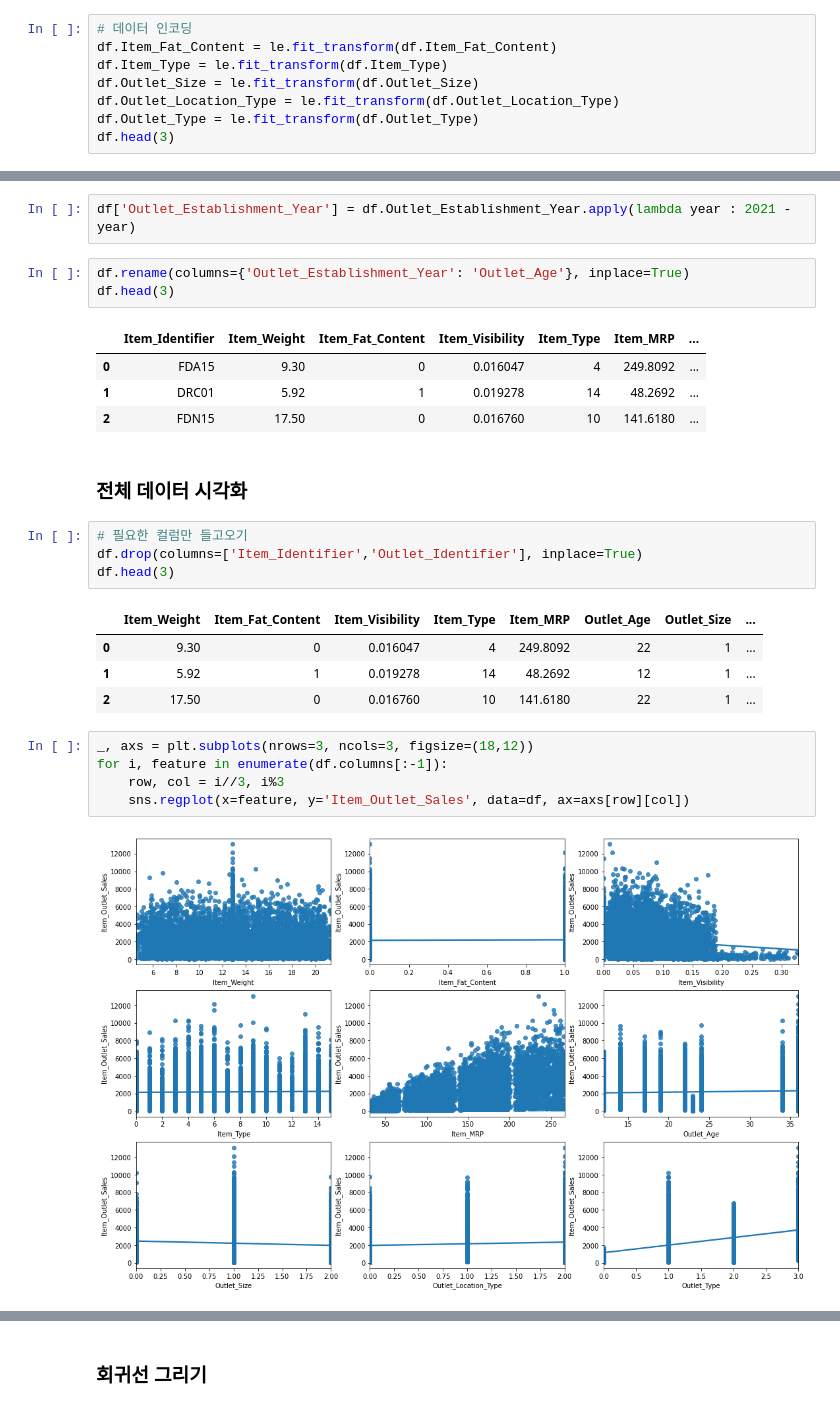
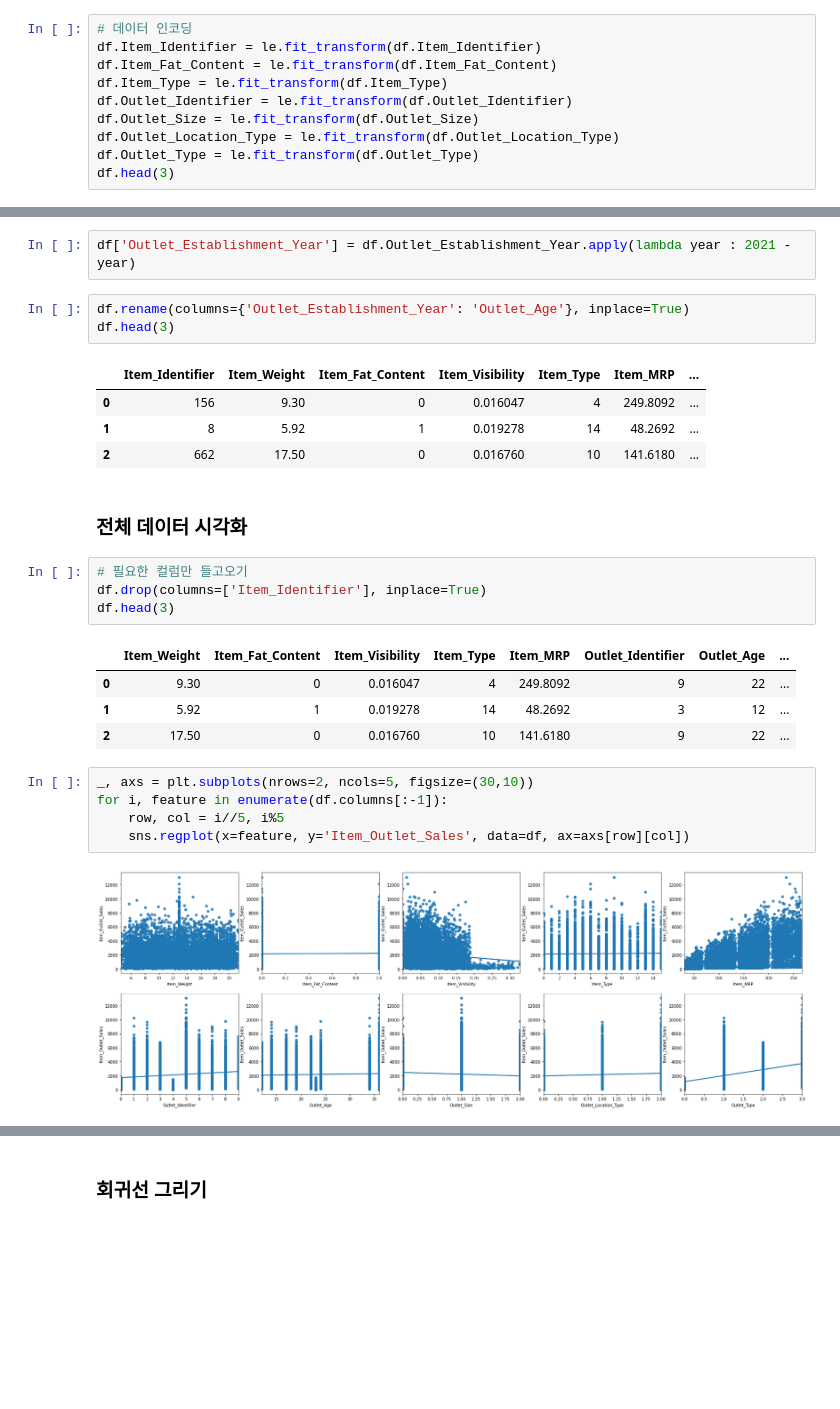
Before and after one commit to 1unasy/MachineLearning-2021-12, a Jupyter notebook: 04.회귀/07.과제_Bigmart_Sales_Prediction.ipynb, the cells around one changed output, grey strips where cells are left out. Drawn from its saved outputs; the diff is of its cells as text; blank space fills up the shorter version.

```diff
--- a/04.회귀/07.과제_Bigmart_Sales_Prediction.ipynb
+++ b/04.회귀/07.과제_Bigmart_Sales_Prediction.ipynb
@@ -96,8 +98,10 @@ from sklearn.preprocessing import LabelEncoder
 le = LabelEncoder()
 # %%
 # 데이터 인코딩
+df.Item_Identifier = le.fit_transform(df.Item_Identifier)
 df.Item_Fat_Content = le.fit_transform(df.Item_Fat_Content)
 df.Item_Type = le.fit_transform(df.Item_Type)
+df.Outlet_Identifier = le.fit_transform(df.Outlet_Identifier)
 df.Outlet_Size = le.fit_transform(df.Outlet_Size)
 df.Outlet_Location_Type = le.fit_transform(df.Outlet_Location_Type)
 df.Outlet_Type = le.fit_transform(df.Outlet_Type)
@@ -145,24 +153,24 @@ df.rename(columns={'Outlet_Establishment_Year': 'Outlet_Age'}, inplace=True)
 df.head(3)
 # %% [output]
 |  | Item_Identifier | Item_Weight | Item_Fat_Content | Item_Visibility | Item_Type | Item_MRP | ... |
-| 0 | FDA15 | 9.30 | 0 | 0.016047 | 4 | 249.8092 | ... |
-| 1 | DRC01 | 5.92 | 1 | 0.019278 | 14 | 48.2692 | ... |
-| 2 | FDN15 | 17.50 | 0 | 0.016760 | 10 | 141.6180 | ... |
+| 0 | 156 | 9.30 | 0 | 0.016047 | 4 | 249.8092 | ... |
+| 1 | 8 | 5.92 | 1 | 0.019278 | 14 | 48.2692 | ... |
+| 2 | 662 | 17.50 | 0 | 0.016760 | 10 | 141.6180 | ... |
 # %% [markdown]
 ### 전체 데이터 시각화
 # %%
 # 필요한 컬럼만 들고오기
-df.drop(columns=['Item_Identifier','Outlet_Identifier'], inplace=True)
+df.drop(columns=['Item_Identifier'], inplace=True)
 df.head(3)
 # %% [output]
-|  | Item_Weight | Item_Fat_Content | Item_Visibility | Item_Type | Item_MRP | Outlet_Age | Outlet_Size | ... |
-| 0 | 9.30 | 0 | 0.016047 | 4 | 249.8092 | 22 | 1 | ... |
-| 1 | 5.92 | 1 | 0.019278 | 14 | 48.2692 | 12 | 1 | ... |
-| 2 | 17.50 | 0 | 0.016760 | 10 | 141.6180 | 22 | 1 | ... |
+|  | Item_Weight | Item_Fat_Content | Item_Visibility | Item_Type | Item_MRP | Outlet_Identifier | Outlet_Age | ... |
+| 0 | 9.30 | 0 | 0.016047 | 4 | 249.8092 | 9 | 22 | ... |
+| 1 | 5.92 | 1 | 0.019278 | 14 | 48.2692 | 3 | 12 | ... |
+| 2 | 17.50 | 0 | 0.016760 | 10 | 141.6180 | 9 | 22 | ... |
 # %%
-_, axs = plt.subplots(nrows=3, ncols=3, figsize=(18,12))
+_, axs = plt.subplots(nrows=2, ncols=5, figsize=(30,10))
 for i, feature in enumerate(df.columns[:-1]):
-    row, col = i//3, i%3
+    row, col = i//5, i%5
     sns.regplot(x=feature, y='Item_Outlet_Sales', data=df, ax=axs[row][col])
 # %% [output]
-[figure, old version]
+[figure, new version]
```
Also changed, not shown: parts of 33 cells of this notebook.
